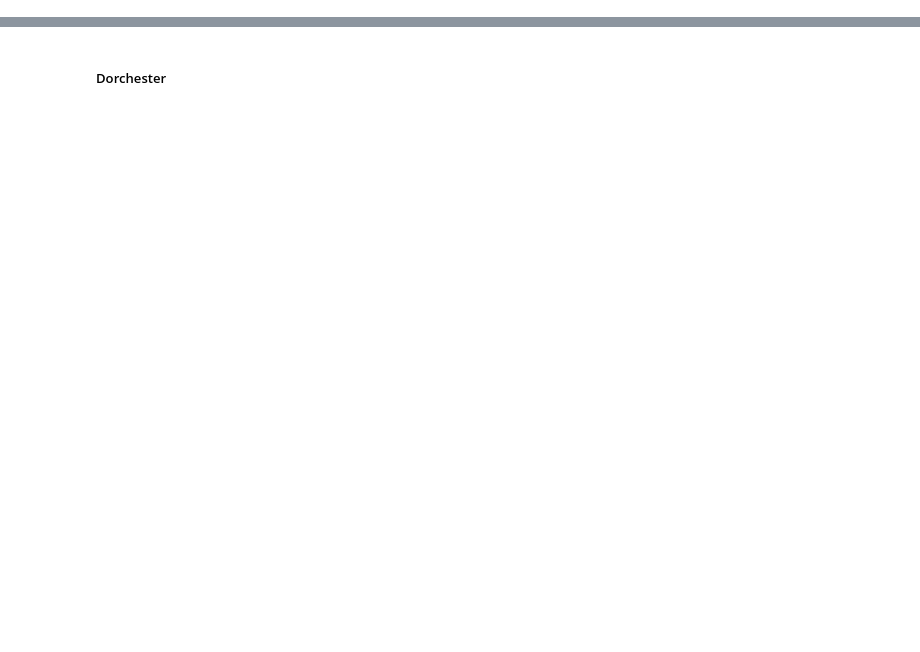
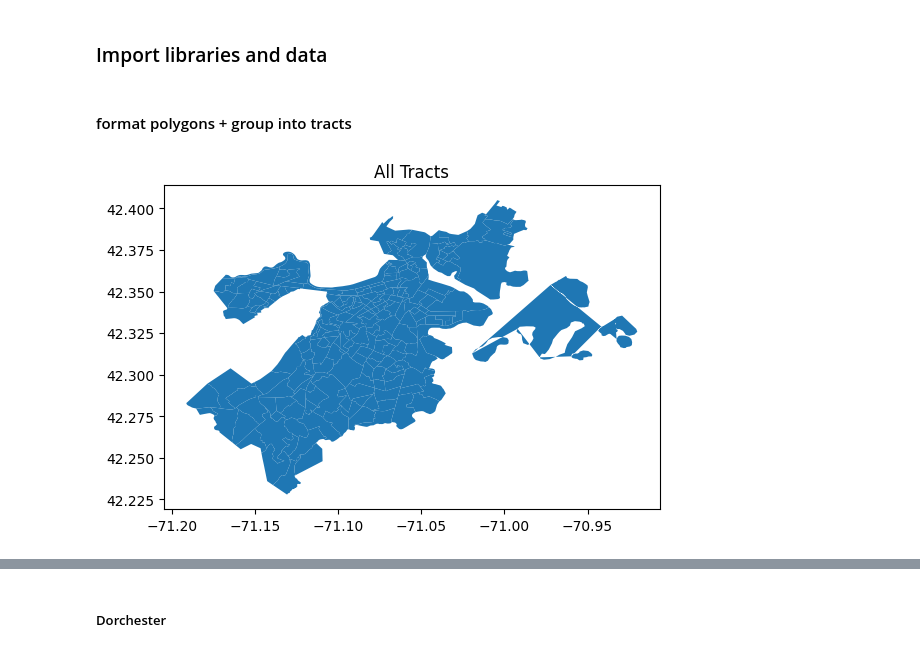
Before and after one commit to BU-Spark/ds-livable-streets-infra, a Jupyter notebook: fa23-team/analysis/bike_lanes.ipynb, the cells around one changed output, grey strips where cells are left out. Saved outputs shown, nothing was run; the diff lists cells and outputs as text; code cells hidden in the pictures; blank space fills up the shorter version.

Commit message:
added tracts map

```diff
--- a/fa23-team/analysis/bike_lanes.ipynb
+++ b/fa23-team/analysis/bike_lanes.ipynb
@@ -1,3 +1,5 @@
+# %% [markdown]
+### Import libraries and data
 # %%
 import pandas as pd
 import seaborn as sns
@@ -17,0 +27,49 @@ bike_lanes['year'] = pd.to_numeric(bike_lanes['InstallDat'], errors = 'coerce').
+# %% [markdown]
+#### format polygons + group into tracts
+# %%
+# convert block polygons to Lat-Long
+
+
+# Define the UTM projection for Zone 19T (for Boston, MA)
+state_plane = pyproj.Proj(init='epsg:2249', preserve_units=True)
+
+# Define a function to convert UTM coordinates to latitude and longitude
+def utm_to_latlon(x, y):
+    lon, lat = state_plane(x, y, inverse=True)
+    return lon, lat
+
+# Define a function to transform coordinates to UTM and then to latitude and longitude
+def transform_to_latlon(geom):
+    transformed_geom = transform(partial(pyproj.transform, state_plane, pyproj.Proj(init='epsg:4326')), geom)
+    return transformed_geom
+
+for i, row in blocks.iterrows():
+    poly = row['geometry']
+    # Check if the geometry is a MultiPolygon
+    if poly.geom_type == 'MultiPolygon':
+        # If it's a MultiPolygon, iterate through individual polygons
+        polygon_latlon = []
+        for single_poly in poly.geoms:
+            for ring in single_poly.exterior.coords:
+                lat, lon = utm_to_latlon(ring[0], ring[1])
+                polygon_latlon.append((lat, lon))
+        formatted_polygon = MultiPolygon([Polygon(polygon_latlon)])
+    else:
+        polygon_latlon = []
+        for ring in poly.exterior.coords:
+            lat, lon = utm_to_latlon(ring[0], ring[1])
+            polygon_latlon.append((lat, lon))
+        formatted_polygon = Polygon(polygon_latlon)
+
+    blocks.at[i, 'formatted_polygon'] = formatted_polygon
+# %%
+from shapely.ops import unary_union
+grouped_tracts = blocks.groupby('TRACTCE20')['formatted_polygon'].apply(unary_union).reset_index()
+tracts_gdf = gpd.GeoDataFrame(grouped_tracts, geometry='formatted_polygon')
+
+# Plot the polygons
+tracts_gdf.plot()
+plt.title('All Tracts')
+plt.show()
+# %% [output]
+[figure, added]
```
Also changed, not shown: parts of 7 cells of this notebook.
